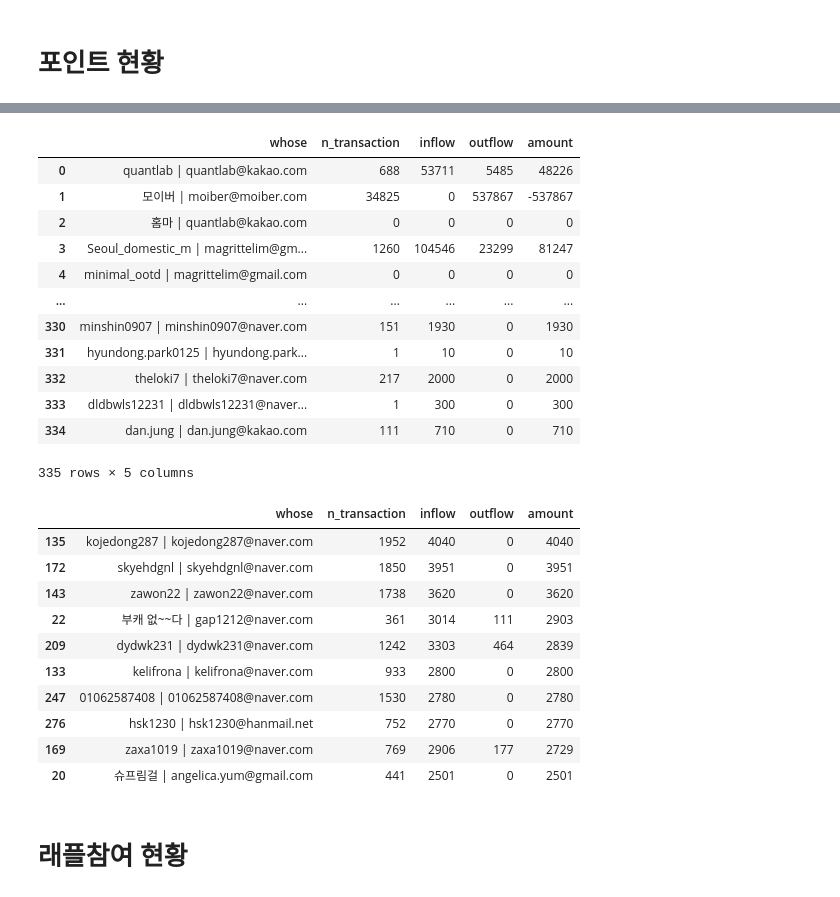
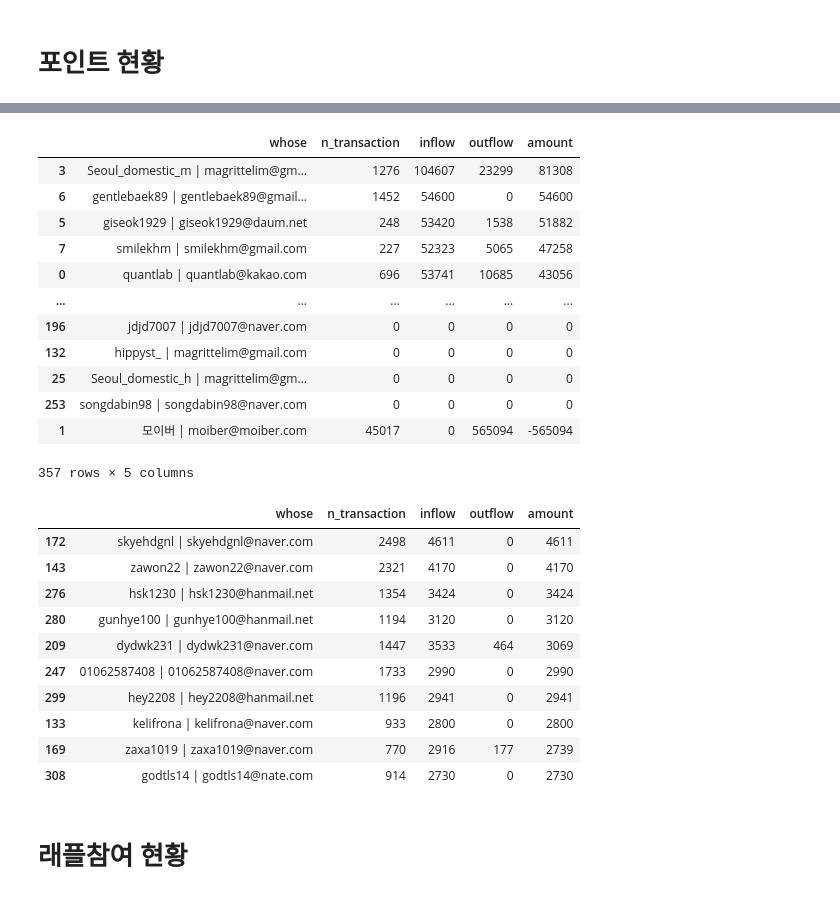
Before and after one commit to gem763/maskplay, a Jupyter notebook: data/트랜젝션 분석하기.ipynb, the cells around one changed output, grey strips where cells are left out. Saved outputs shown, nothing was run; the diff lists cells and outputs as text; code cells hidden in the pictures.

```diff
--- a/data/트랜젝션 분석하기.ipynb
+++ b/data/트랜젝션 분석하기.ipynb
@@ -287,33 +279,33 @@ wallet_stat
 # %%
-df = pd.DataFrame(wallet_stat); df
+df = pd.DataFrame(wallet_stat).sort_values(by=['amount'], ascending=False); df
 # %% [output]
 |  | whose | n_transaction | inflow | outflow | amount |
-| 0 | quantlab | quantlab@kakao.com | 688 | 53711 | 5485 | 48226 |
-| 1 | 모이버 | moiber@moiber.com | 34825 | 0 | 537867 | -537867 |
-| 2 | 홈마 | quantlab@kakao.com | 0 | 0 | 0 | 0 |
-| 3 | Seoul_domestic_m | magrittelim@gm... | 1260 | 104546 | 23299 | 81247 |
-| 4 | minimal_ootd | magrittelim@gmail.com | 0 | 0 | 0 | 0 |
+| 3 | Seoul_domestic_m | magrittelim@gm... | 1276 | 104607 | 23299 | 81308 |
+| 6 | gentlebaek89 | gentlebaek89@gmail... | 1452 | 54600 | 0 | 54600 |
+| 5 | giseok1929 | giseok1929@daum.net | 248 | 53420 | 1538 | 51882 |
+| 7 | smilekhm | smilekhm@gmail.com | 227 | 52323 | 5065 | 47258 |
+| 0 | quantlab | quantlab@kakao.com | 696 | 53741 | 10685 | 43056 |
 | ... | ... | ... | ... | ... | ... |
-| 330 | minshin0907 | minshin0907@naver.com | 151 | 1930 | 0 | 1930 |
-| 331 | hyundong.park0125 | hyundong.park... | 1 | 10 | 0 | 10 |
-| 332 | theloki7 | theloki7@naver.com | 217 | 2000 | 0 | 2000 |
-| 333 | dldbwls12231 | dldbwls12231@naver... | 1 | 300 | 0 | 300 |
-| 334 | dan.jung | dan.jung@kakao.com | 111 | 710 | 0 | 710 |
+| 196 | jdjd7007 | jdjd7007@naver.com | 0 | 0 | 0 | 0 |
+| 132 | hippyst_ | magrittelim@gmail.com | 0 | 0 | 0 | 0 |
+| 25 | Seoul_domestic_h | magrittelim@gm... | 0 | 0 | 0 | 0 |
+| 253 | songdabin98 | songdabin98@naver.com | 0 | 0 | 0 | 0 |
+| 1 | 모이버 | moiber@moiber.com | 45017 | 0 | 565094 | -565094 |
-335 rows × 5 columns
+357 rows × 5 columns
 # %%
-df.sort_values(by=['amount'], ascending=False).iloc[6:].iloc[:10]
+df.iloc[6:].iloc[:10]
 # %% [output]
 |  | whose | n_transaction | inflow | outflow | amount |
-| 135 | kojedong287 | kojedong287@naver.com | 1952 | 4040 | 0 | 4040 |
-| 172 | skyehdgnl | skyehdgnl@naver.com | 1850 | 3951 | 0 | 3951 |
-| 143 | zawon22 | zawon22@naver.com | 1738 | 3620 | 0 | 3620 |
-| 22 | 부캐 없~~다 | gap1212@naver.com | 361 | 3014 | 111 | 2903 |
-| 209 | dydwk231 | dydwk231@naver.com | 1242 | 3303 | 464 | 2839 |
+| 172 | skyehdgnl | skyehdgnl@naver.com | 2498 | 4611 | 0 | 4611 |
+| 143 | zawon22 | zawon22@naver.com | 2321 | 4170 | 0 | 4170 |
+| 276 | hsk1230 | hsk1230@hanmail.net | 1354 | 3424 | 0 | 3424 |
+| 280 | gunhye100 | gunhye100@hanmail.net | 1194 | 3120 | 0 | 3120 |
+| 209 | dydwk231 | dydwk231@naver.com | 1447 | 3533 | 464 | 3069 |
+| 247 | 01062587408 | 01062587408@naver.com | 1733 | 2990 | 0 | 2990 |
+| 299 | hey2208 | hey2208@hanmail.net | 1196 | 2941 | 0 | 2941 |
 | 133 | kelifrona | kelifrona@naver.com | 933 | 2800 | 0 | 2800 |
-| 247 | 01062587408 | 01062587408@naver.com | 1530 | 2780 | 0 | 2780 |
-| 276 | hsk1230 | hsk1230@hanmail.net | 752 | 2770 | 0 | 2770 |
-| 169 | zaxa1019 | zaxa1019@naver.com | 769 | 2906 | 177 | 2729 |
-| 20 | 슈프림걸 | angelica.yum@gmail.com | 441 | 2501 | 0 | 2501 |
+| 169 | zaxa1019 | zaxa1019@naver.com | 770 | 2916 | 177 | 2739 |
+| 308 | godtls14 | godtls14@nate.com | 914 | 2730 | 0 | 2730 |
 # %% [markdown]
 # 래플참여 현황
 # %%
```
Also changed, not shown: parts of 7 cells of this notebook, 7 other files.
